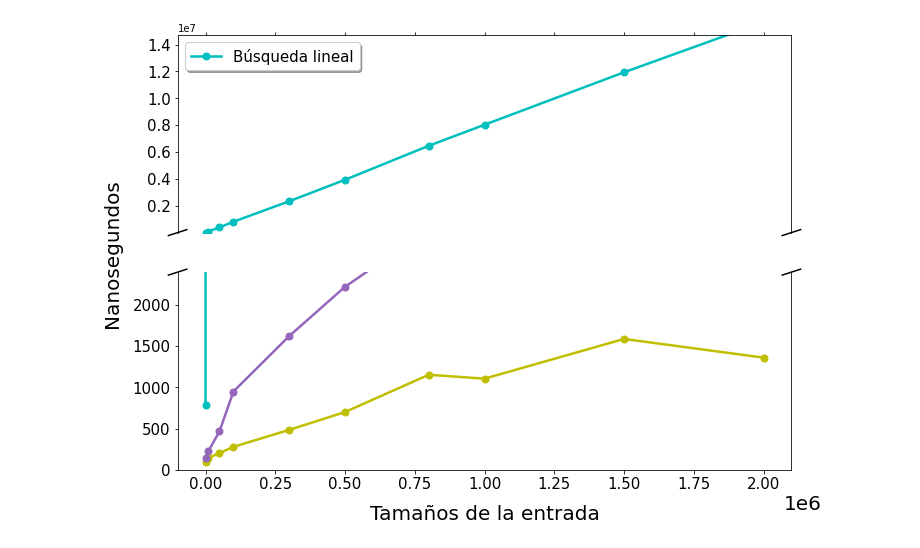
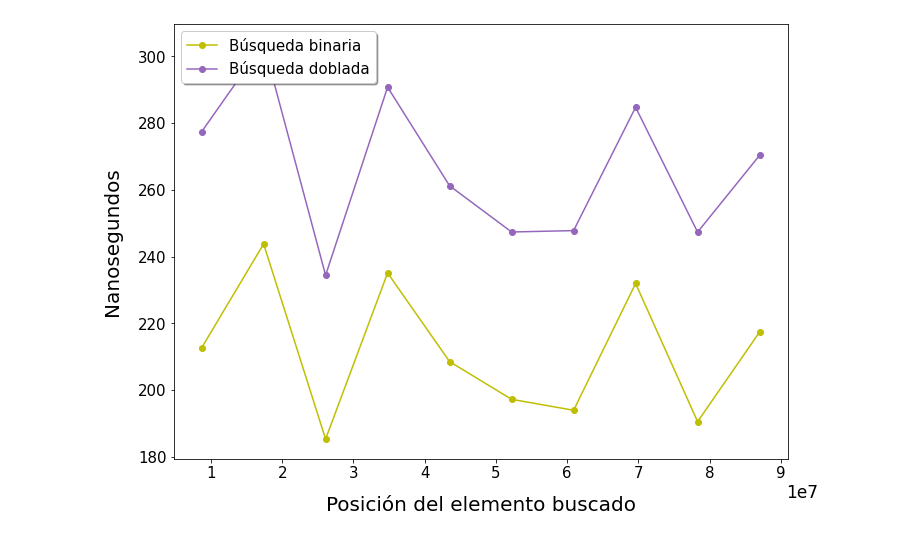
Before and after one commit to dnlmoreno/Data-Structure-and-Algorithms-Advanced, a Jupyter notebook: Lab 1/Gráficos/gráficos_resultados.ipynb, the cells around one changed output. Drawn from its saved outputs; the diff is of its cells as text; code cells hidden in the pictures.

```diff
--- a/Lab 1/Gráficos/gráficos_resultados.ipynb
+++ b/Lab 1/Gráficos/gráficos_resultados.ipynb
@@ -77,4 +155,29 @@ plt.show()
+# %%
+fig, ax1 = plt.subplots(figsize=(11,8))
+
+ax1.set_xlabel('Posición del elemento buscado', fontsize='20', labelpad=15)
+ax1.set_ylabel('Nanosegundos', fontsize='20', labelpad=16)
+ax1.plot(col0_pos_v1, col1_pos_v1, marker="o", color= "y", label='Búsqueda binaria')
+ax1.plot(col0_pos_v1, col2_pos_v1, marker="o", color= "tab:purple", label='Búsqueda doblada')
+ax1.tick_params(axis='y')
+
+plt.xticks(fontsize = 15)
+plt.yticks(size = 15)
+
+## Agranda tamaño del 1e6 del eje x
+ax1.xaxis.get_offset_text().set_fontsize(17)
+ax1.xaxis.get_offset_text().set_x(1.05)
+
+legend = plt.legend(loc='upper left', shadow=True, fontsize='15')
+legend.get_frame().set_facecolor('white')
+
+plt.savefig("Grafico_posicion_v1.png", bbox_inches='tight')
+plt.show()
+# %% [output]
+[figure, added]
 # %%
+''' Codigo servible en otros experimentos '''
+
 fig, (ax, ax2) = plt.subplots(2, 1, sharex=True, figsize=(11,8))
 
 ''' plot the same data on both axes '''
@@ -85,12 +188,13 @@ ax2.plot(col0_tam, col3_tam, marker="o", color= "tab:purple", label='Búsqueda d
 
 # Parte de arriba del grafico
 ax.plot(col0_tam, col1_tam, marker="o", color= "c", label='Búsqueda lineal', linewidth=2.5, markersize=7)
-#ax.plot(col0_tam, col2_tam, marker="o", color= "y", label='Búsqueda binaria', linewidth=2.5, markersize=7)
-#ax.plot(col0_tam, col3_tam, marker="o", color= "tab:purple", label='Búsqueda doblada', linewidth=2.5, markersize=7)
+ax.plot(col0_tam, col2_tam, marker="o", color= "y", label='Búsqueda binaria', linewidth=2.5, markersize=7)
+ax.plot(col0_tam, col3_tam, marker="o", color= "tab:purple", label='Búsqueda doblada', linewidth=2.5, markersize=7)
+ax.plot(col0_tam, col3_tam, marker="o", color= "w", linewidth=3.8, markersize=8) # El HAAACK
 
 # zoom-in / limit the view to different portions of the data
-ax.set_ylim(3840.79, 14713000)  # outliers only
-ax2.set_ylim(0, 2398.63)  # most of the data
+ax.set_ylim(5000, 832335)  # outliers only
+ax2.set_ylim(0, 1200)  # most of the data
 
 # hide the spines between ax and ax2
 ax.spines['bottom'].set_visible(False)
@@ -105,15 +209,12 @@ for tick in ax.yaxis.get_major_ticks():
 plt.xticks(fontsize = 15)
 plt.yticks(size = 15)
 
-## Agranda tamaño del 1e6
-ax2.xaxis.get_offset_text().set_fontsize(20)
-ax2.xaxis.get_offset_text().set_x(1.05)
-
-ax2.set_xlabel('Tamaños de la entrada', fontsize='20', labelpad=13)
+ax2.set_xlabel('Tamaño de la entrada', fontsize='20', labelpad=13)
 ax2.set_ylabel('Nanosegundos', fontsize='20')
-ax2.yaxis.set_label_coords(0.055, 0.5, transform=fig.transFigure)
+ax2.yaxis.set_label_coords(0.025, 0.5, transform=fig.transFigure)
 
 ax.legend(loc='upper left', shadow=True, fontsize='15')
+#ax2.legend(loc='upper left', shadow=True, fontsize='15')
 
 d = .015  # how big to make the diagonal lines in axes coordinates
 # arguments to pass to plot, just so we don't keep repeating them
@@ -125,7 +226,5 @@ kwargs.update(transform=ax2.transAxes)  # switch to the bottom axes
 ax2.plot((-d, +d), (1 - d, 1 + d), **kwargs)  # bottom-left diagonal
 ax2.plot((1 - d, 1 + d), (1 - d, 1 + d), **kwargs)  # bottom-right diagonal
 
-plt.savefig("Grafico_tamaños.png", bbox_inches='tight')
+#plt.savefig("Grafico_tamaños_v0.png", bbox_inches='tight')
 plt.show()
-# %% [output]
-[figure, removed]
```
Also changed, not shown: parts of 14 cells of this notebook, 7 other files.
